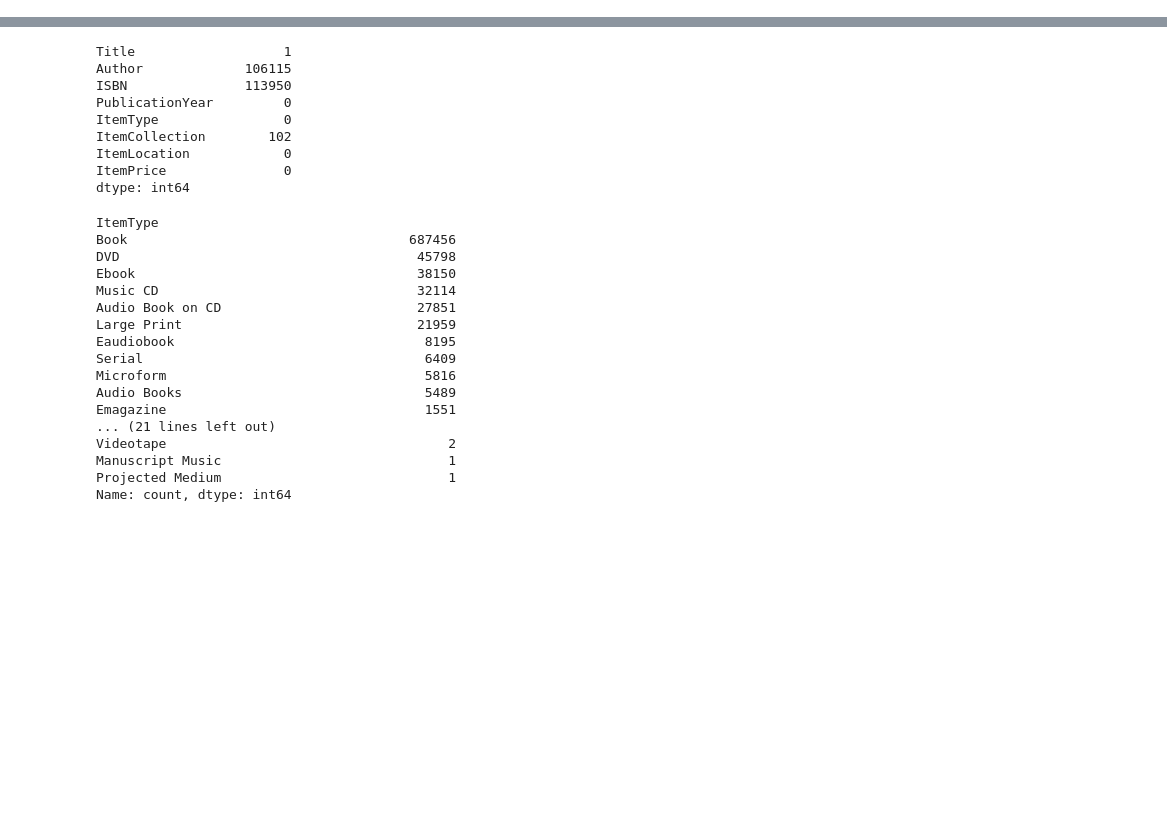
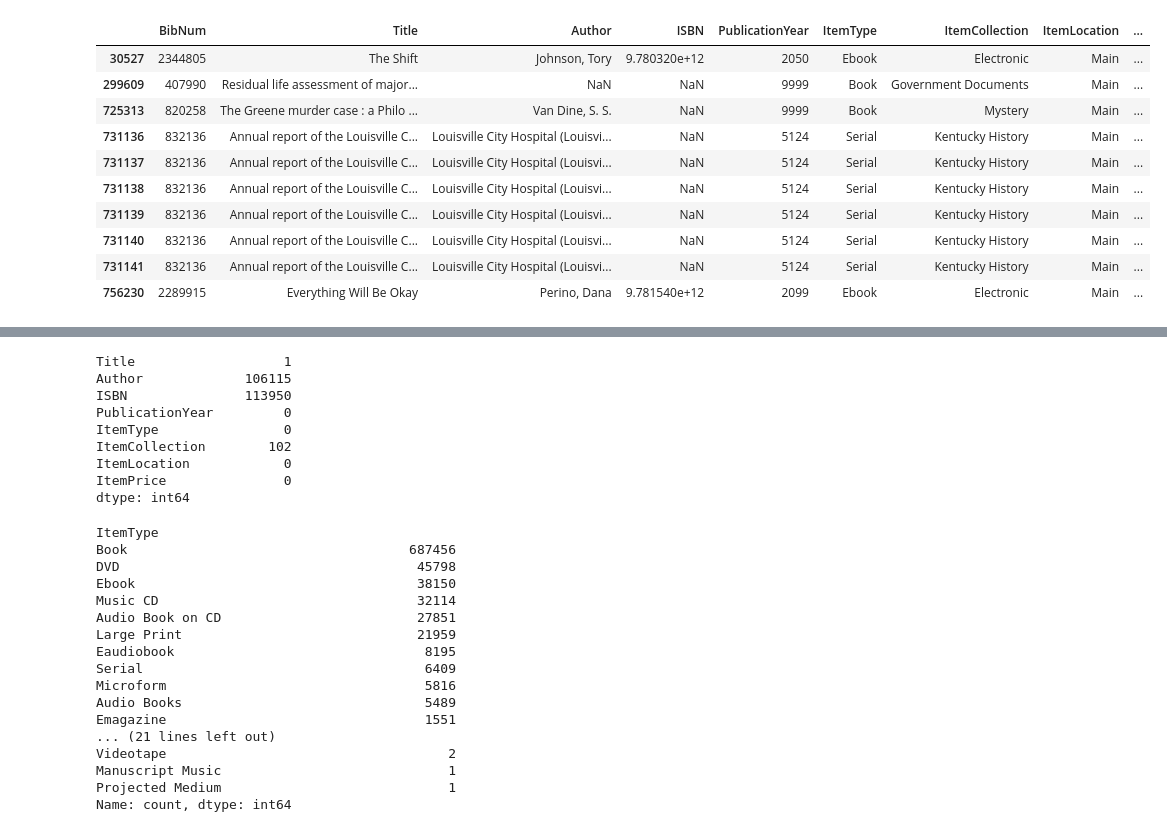
Before and after one commit to vbyambaa/key_stone_project, a Jupyter notebook: notebooks/lv_library.ipynb, the cells around one changed output, grey strips where cells are left out. Drawn from its saved outputs; the diff is of its cells as text; code cells hidden in the pictures; blank space fills up the shorter version.

```diff
--- a/notebooks/lv_library.ipynb
+++ b/notebooks/lv_library.ipynb
@@ -6,3 +11,2 @@ import matplotlib.pyplot as plt
 # %%
-lv_library = pd.read_csv("Louisville_Library.csv")
-print(lv_library.head())
+lv_library = pd.read_csv("../data/Louisville_Library.csv")
@@ -26,0 +141,21 @@ print(lv_library.head())
+# %%
+# might have some invalid values in dataset.?
+
+lv_library['PublicationYear'].sort_values().head()
+lv_library['ItemPrice'].describe() # checking outliers
+lv_library[lv_library['ItemPrice'] < 0] # could have negative prices
+lv_library[lv_library['PublicationYear'] > 2025] # future year or big numbers
+
+# Whoo, I found something ⁉️
+# %% [output]
+|  | BibNum | Title | Author | ISBN | PublicationYear | ItemType | ItemCollection | ItemLocation | ... |
+| 30527 | 2344805 | The Shift | Johnson, Tory | 9.780320e+12 | 2050 | Ebook | Electronic | Main | ... |
+| 299609 | 407990 | Residual life assessment of major... | NaN | NaN | 9999 | Book | Government Documents | Main | ... |
+| 725313 | 820258 | The Greene murder case : a Philo ... | Van Dine, S. S. | NaN | 9999 | Book | Mystery | Main | ... |
+| 731136 | 832136 | Annual report of the Louisville C... | Louisville City Hospital (Louisvi... | NaN | 5124 | Serial | Kentucky History | Main | ... |
+| 731137 | 832136 | Annual report of the Louisville C... | Louisville City Hospital (Louisvi... | NaN | 5124 | Serial | Kentucky History | Main | ... |
+| 731138 | 832136 | Annual report of the Louisville C... | Louisville City Hospital (Louisvi... | NaN | 5124 | Serial | Kentucky History | Main | ... |
+| 731139 | 832136 | Annual report of the Louisville C... | Louisville City Hospital (Louisvi... | NaN | 5124 | Serial | Kentucky History | Main | ... |
+| 731140 | 832136 | Annual report of the Louisville C... | Louisville City Hospital (Louisvi... | NaN | 5124 | Serial | Kentucky History | Main | ... |
+| 731141 | 832136 | Annual report of the Louisville C... | Louisville City Hospital (Louisvi... | NaN | 5124 | Serial | Kentucky History | Main | ... |
+| 756230 | 2289915 | Everything Will Be Okay | Perino, Dana | 9.781540e+12 | 2099 | Ebook | Electronic | Main | ... |
```
Also changed, not shown: parts of 22 cells of this notebook.
